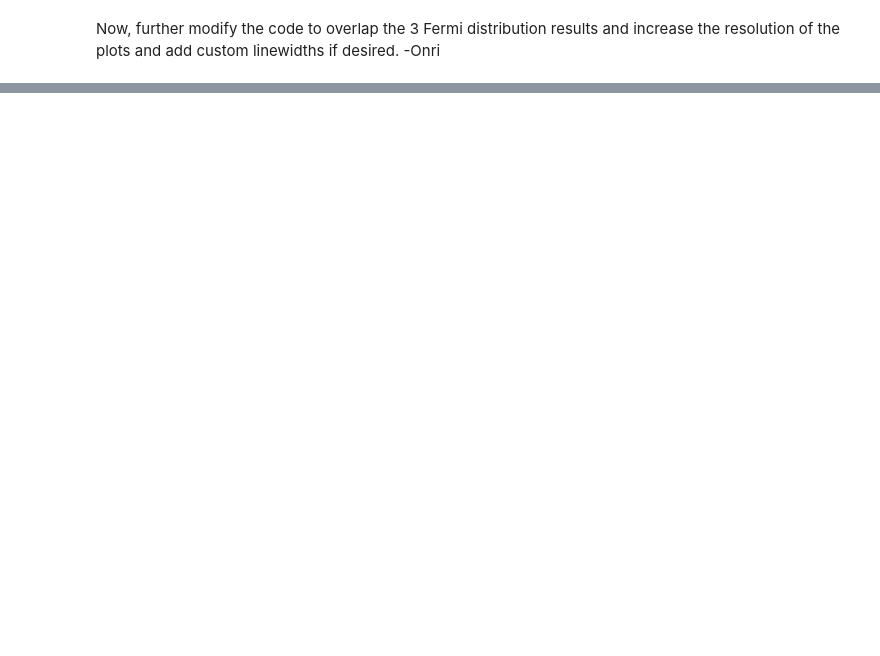
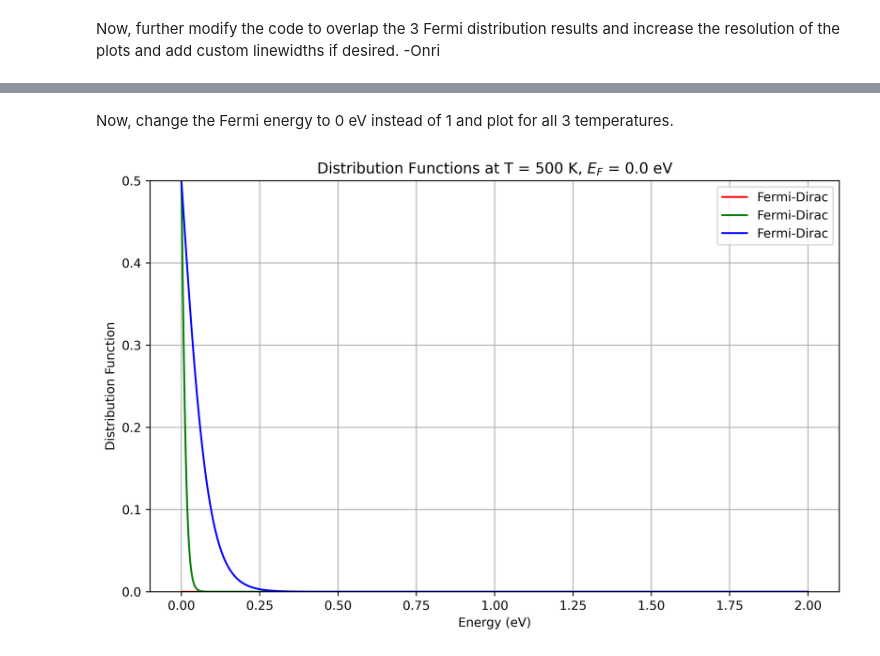
Before and after one commit to OJB-Quantum/Maxwell-Boltzmann-Distribution, a Jupyter notebook: particle_statitics.ipynb, the cells around one changed output, grey strips where cells are left out. Cells and saved outputs as stored; diff of their text form; code cells hidden in the pictures; blank space fills up the shorter version.

```diff
--- a/particle_statitics.ipynb
+++ b/particle_statitics.ipynb
@@ -154,0 +212,2 @@ Now, further modify the code to overlap the 3 Fermi distribution results and inc
+# %% [markdown]
+Now, change the Fermi energy to 0 eV instead of 1 and plot for all 3 temperatures.
@@ -154,0 +247,23 @@ Now, further modify the code to overlap the 3 Fermi distribution results and inc
+# %%
+# Plot distributions all 3 together.
+
+plt.figure(figsize=(10, 6))
+plt.plot(energy, fd_distribution1, label='Fermi-Dirac', color='red')
+plt.plot(energy, fd_distribution2, label='Fermi-Dirac', color='green')
+plt.plot(energy, fd_distribution3, label='Fermi-Dirac', color='blue')
+
+
+# Labels and Title
+plt.xlabel('Energy (eV)')
+plt.ylabel('Distribution Function')
+plt.title(f'Distribution Functions at T = {T} K, $E_F$ = {E_F} eV')
+plt.legend()
+
+# Set y-axis limits from 0 to 0.5.
+# Determine by playing with and monitoring the starting point of the plot. You may have to change to a log plot instead or simply include it at the end for comparison.
+plt.ylim(0, 0.5)
+# Show plot
+plt.grid(True)
+plt.show()
+# %% [output]
+[figure, added]
```
Also changed, not shown: parts of 11 cells of this notebook.
